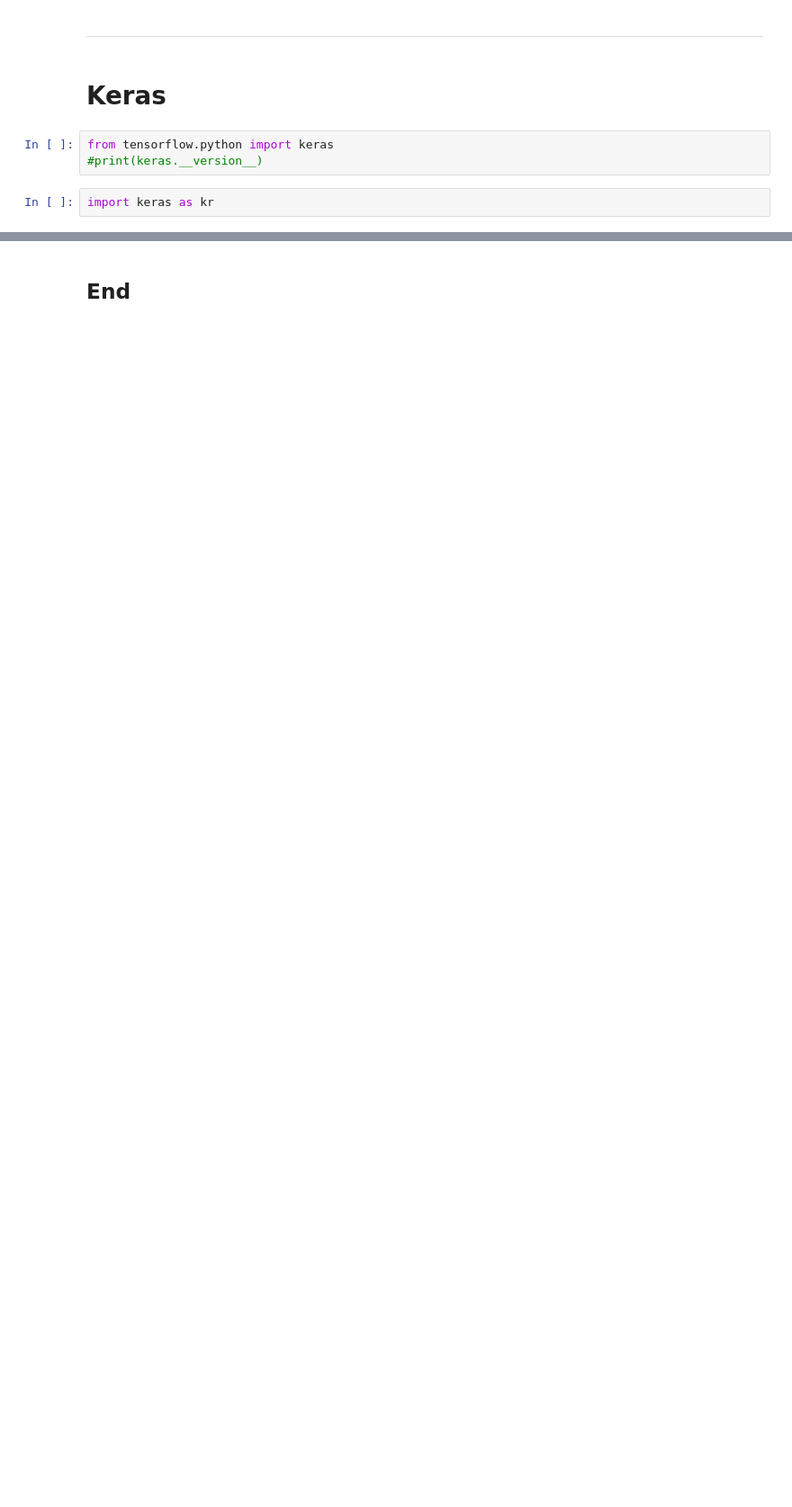
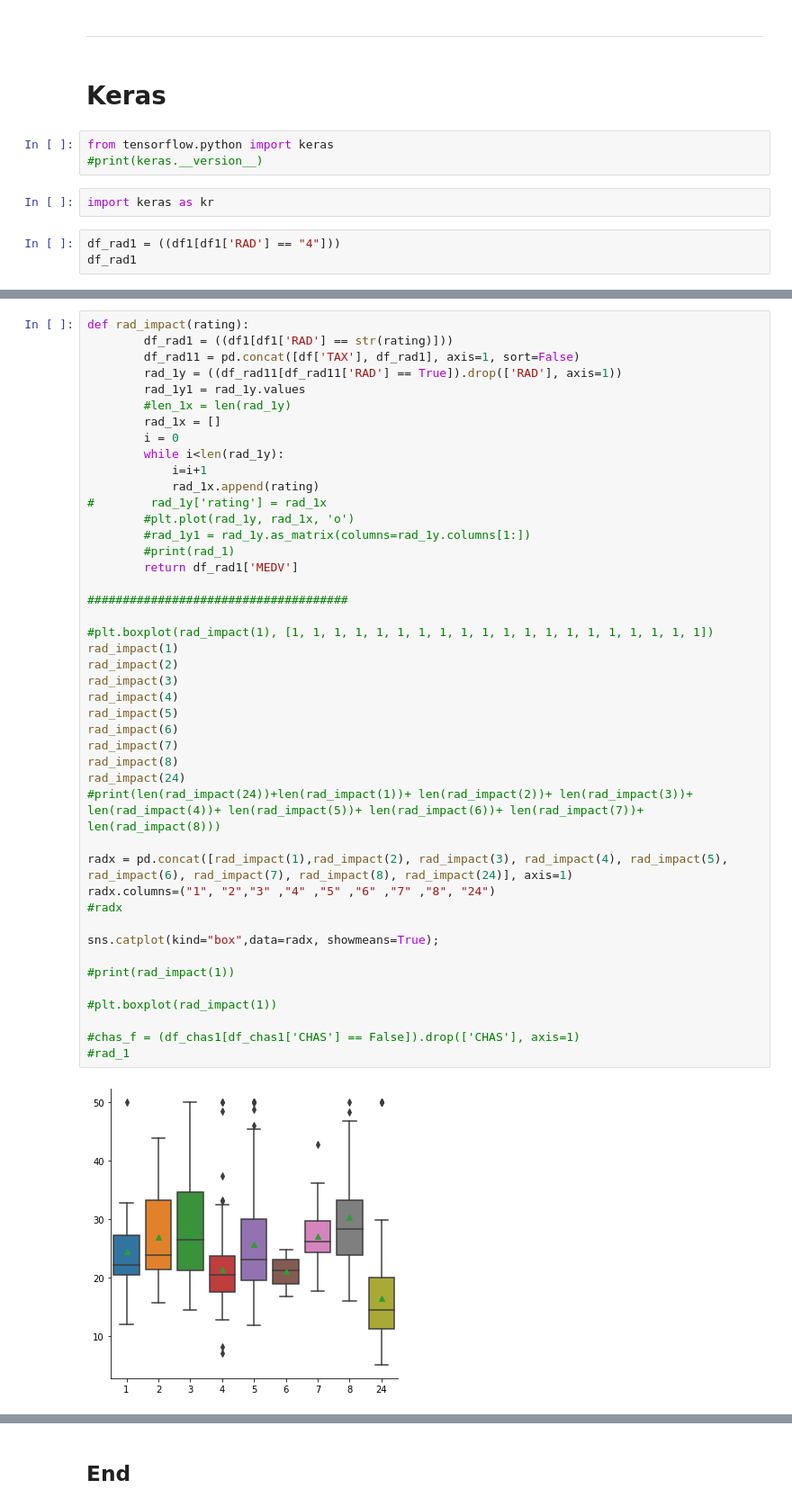
Before and after one commit to eimearbutler7/Sem_4_Machine_Learning_Assessment, a Jupyter notebook: Boston House Prices.ipynb.ipynb, the cells around one changed output, grey strips where cells are left out. Shown: that part at 90% size. Drawn from its saved outputs; the diff is of its cells as text; blank space fills up the shorter version.

Commit message:
boxplots

```diff
--- a/Boston House Prices.ipynb.ipynb
+++ b/Boston House Prices.ipynb.ipynb
@@ -175,3 +177,6 @@ from tensorflow.python import keras
 #print(keras.__version__)
 # %%
 import keras as kr
+# %%
+df_rad1 = ((df1[df1['RAD'] == "4"]))
+df_rad1
@@ -177,0 +197,46 @@ import keras as kr
+# %%
+def rad_impact(rating):
+        df_rad1 = ((df1[df1['RAD'] == str(rating)]))
+        df_rad11 = pd.concat([df['TAX'], df_rad1], axis=1, sort=False)
+        rad_1y = ((df_rad11[df_rad11['RAD'] == True]).drop(['RAD'], axis=1))
+        rad_1y1 = rad_1y.values
+        #len_1x = len(rad_1y)
+        rad_1x = []
+        i = 0
+        while i<len(rad_1y):
+            i=i+1
+            rad_1x.append(rating)
+#        rad_1y['rating'] = rad_1x
+        #plt.plot(rad_1y, rad_1x, 'o')
+        #rad_1y1 = rad_1y.as_matrix(columns=rad_1y.columns[1:])
+        #print(rad_1)
+        return df_rad1['MEDV']
+
+#####################################
+
+#plt.boxplot(rad_impact(1), [1, 1, 1, 1, 1, 1, 1, 1, 1, 1, 1, 1, 1, 1, 1, 1, 1, 1, 1, 1])
+rad_impact(1)
+rad_impact(2)
+rad_impact(3)
+rad_impact(4)
+rad_impact(5)
+rad_impact(6)
+rad_impact(7)
+rad_impact(8)
+rad_impact(24)
+#print(len(rad_impact(24))+len(rad_impact(1))+ len(rad_impact(2))+ len(rad_impact(3))+ len(rad_impact(4))+ len(rad_impact(5))+ len(rad_impact(6))+ len(rad_impact(7))+ len(rad_impact(8)))
+
+radx = pd.concat([rad_impact(1),rad_impact(2), rad_impact(3), rad_impact(4), rad_impact(5), rad_impact(6), rad_impact(7), rad_impact(8), rad_impact(24)], axis=1)
+radx.columns=("1", "2","3" ,"4" ,"5" ,"6" ,"7" ,"8", "24")
+#radx
+
+sns.catplot(kind="box",data=radx, showmeans=True);
+
+#print(rad_impact(1))
+
+#plt.boxplot(rad_impact(1))
+
+#chas_f = (df_chas1[df_chas1['CHAS'] == False]).drop(['CHAS'], axis=1)
+#rad_1
+# %% [output]
+[figure, added]
```
Also changed, not shown: parts of 9 cells of this notebook, 1 other file.
